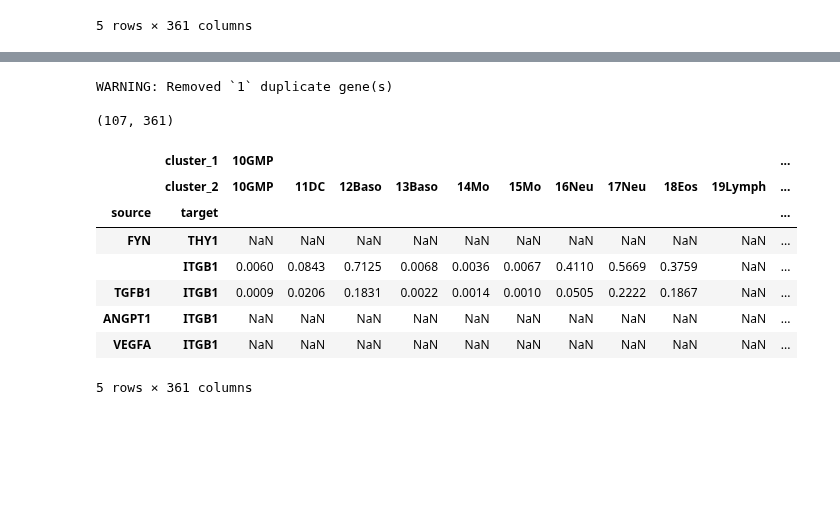
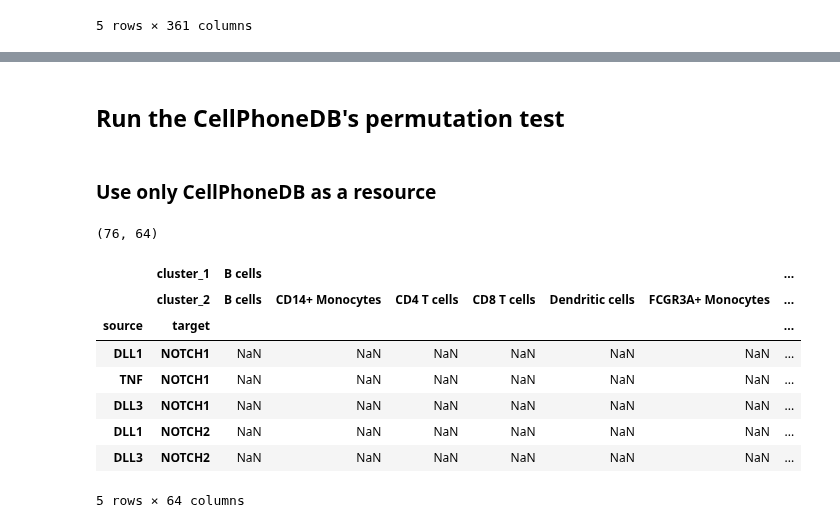
Before and after one commit to scverse/squidpy, a Jupyter notebook: notebooks/ligrec_vignette.ipynb, the cells around one changed output, grey strips where cells are left out. Cells and saved outputs as stored; diff of their text form; code cells hidden in the pictures; blank space fills up the shorter version.

Commit message:
Rename perm_test -> ligrec, add plotting, fix raw

```diff
--- a/notebooks/ligrec_vignette.ipynb
+++ b/notebooks/ligrec_vignette.ipynb
@@ -128,0 +86,3 @@ ligrec(
+# %%
+adata = sc.datasets.pbmc3k_processed()
+adata
@@ -129,22 +97,24 @@ ligrec(
+# %% [markdown]
+## Run the CellPhoneDB's permutation test
+# %% [markdown]
+### Use only CellPhoneDB as a resource
 # %%
-res = sp.gr.perm_test(adata, "paul15_clusters",
-                      fdr_method=None, copy=True,
-                      # interactions_params={"resource": "CellPhoneDB"},
-                      threshold=0.1, seed=0, n_perms=10000, n_jobs=1)
+res = sp.gr.ligrec(adata, "louvain",
+                   fdr_method=None, copy=True,
+                   interactions_params={"resource": "CellPhoneDB"},
+                   threshold=0.1, seed=0, n_perms=10000, n_jobs=1)
 df = res.pvalues
 print(df.shape)
 
 df.head()
 # %% [output]
-WARNING: Removed `1` duplicate gene(s)
-
-(107, 361)
+(76, 64)
-|  | cluster_1 | 10GMP |  |  |  |  |  |  |  |  |  | ... |
-|  | cluster_2 | 10GMP | 11DC | 12Baso | 13Baso | 14Mo | 15Mo | 16Neu | 17Neu | 18Eos | 19Lymph | ... |
-| source | target |  |  |  |  |  |  |  |  |  |  | ... |
-| FYN | THY1 | NaN | NaN | NaN | NaN | NaN | NaN | NaN | NaN | NaN | NaN | ... |
-|  | ITGB1 | 0.0060 | 0.0843 | 0.7125 | 0.0068 | 0.0036 | 0.0067 | 0.4110 | 0.5669 | 0.3759 | NaN | ... |
-| TGFB1 | ITGB1 | 0.0009 | 0.0206 | 0.1831 | 0.0022 | 0.0014 | 0.0010 | 0.0505 | 0.2222 | 0.1867 | NaN | ... |
-| ANGPT1 | ITGB1 | NaN | NaN | NaN | NaN | NaN | NaN | NaN | NaN | NaN | NaN | ... |
-| VEGFA | ITGB1 | NaN | NaN | NaN | NaN | NaN | NaN | NaN | NaN | NaN | NaN | ... |
+|  | cluster_1 | B cells |  |  |  |  |  | ... |
+|  | cluster_2 | B cells | CD14+ Monocytes | CD4 T cells | CD8 T cells | Dendritic cells | FCGR3A+ Monocytes | ... |
+| source | target |  |  |  |  |  |  | ... |
+| DLL1 | NOTCH1 | NaN | NaN | NaN | NaN | NaN | NaN | ... |
+| TNF | NOTCH1 | NaN | NaN | NaN | NaN | NaN | NaN | ... |
+| DLL3 | NOTCH1 | NaN | NaN | NaN | NaN | NaN | NaN | ... |
+| DLL1 | NOTCH2 | NaN | NaN | NaN | NaN | NaN | NaN | ... |
+| DLL3 | NOTCH2 | NaN | NaN | NaN | NaN | NaN | NaN | ... |
-5 rows × 361 columns
+5 rows × 64 columns
```
Also changed, not shown: parts of 25 cells of this notebook, 7 other files.
